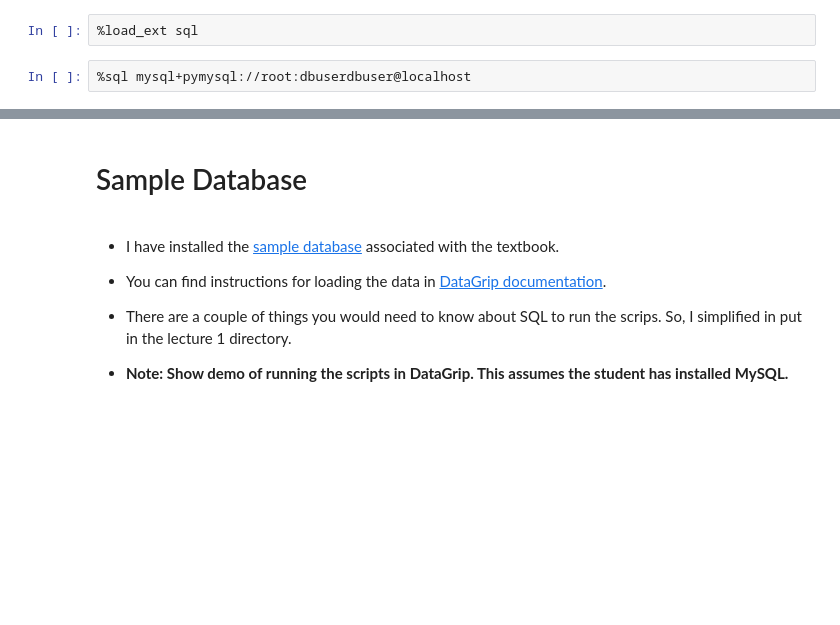
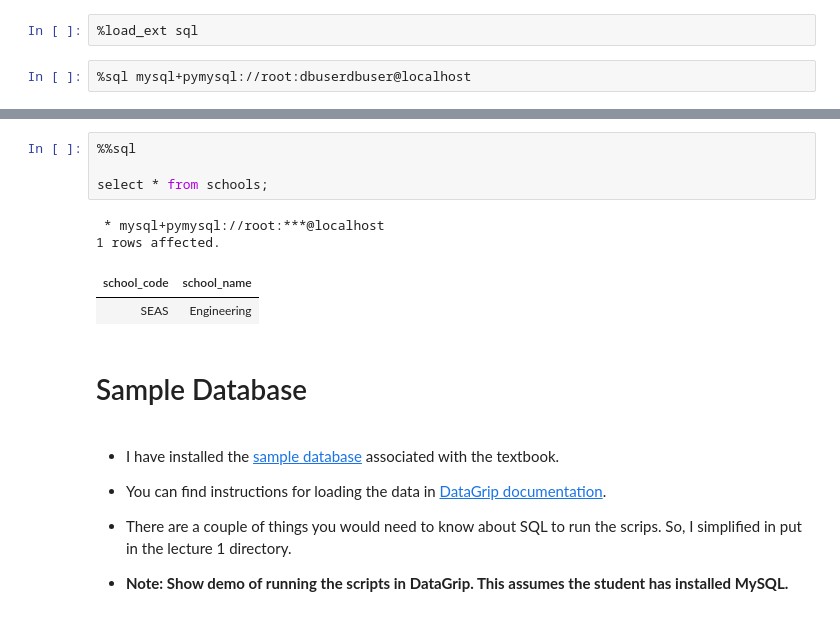
Before and after one commit to donald-f-ferguson/W4111-Intro-to-Databases-Spring-2024, a Jupyter notebook: Lectures/s-2024-Lecture-1/s-2024-w4111-examples.ipynb, the cells around one changed output, grey strips where cells are left out. Drawn from its saved outputs; the diff is of its cells as text; blank space fills up the shorter version.

```diff
--- a/Lectures/s-2024-Lecture-1/s-2024-w4111-examples.ipynb
+++ b/Lectures/s-2024-Lecture-1/s-2024-w4111-examples.ipynb
@@ -65,3 +71,12 @@ Lecture 1: Examples<br>
+# %%
+%%sql
+
+select * from schools;
+# %% [output]
+ * mysql+pymysql://root:***@localhost
+1 rows affected.
+| school_code | school_name |
+| SEAS | Engineering |
 # %% [markdown]
 # Sample Database
 # %% [markdown]
```
Also changed, not shown: parts of 10 cells of this notebook.
